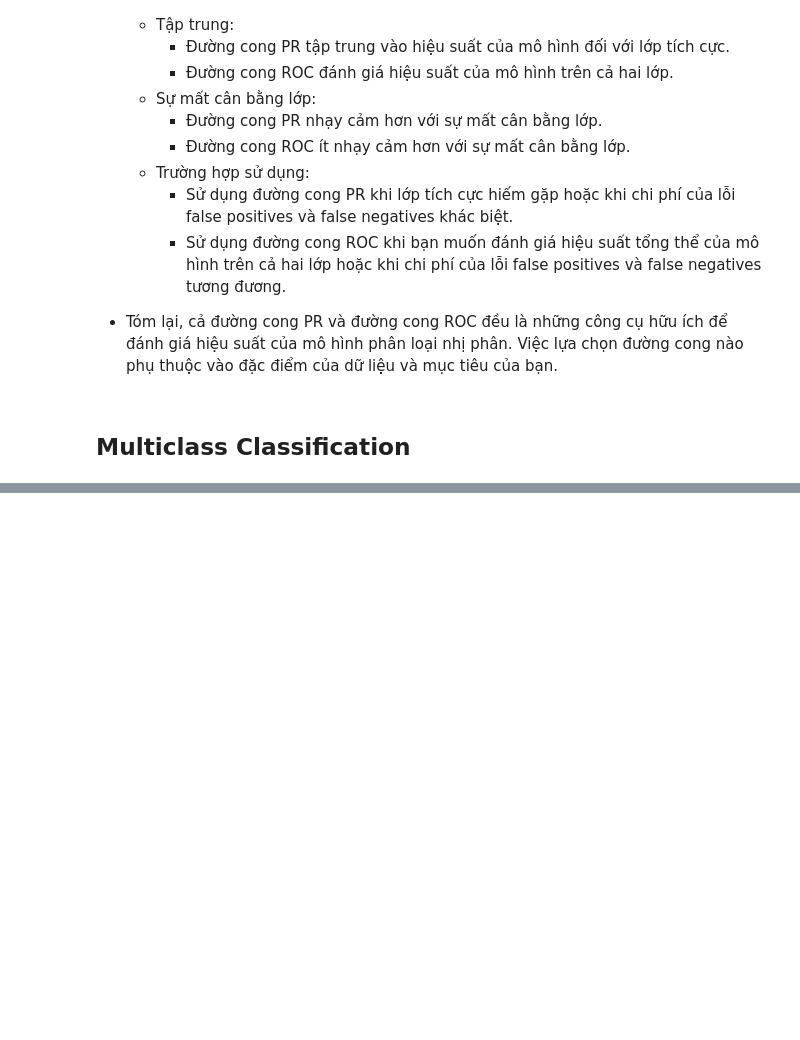
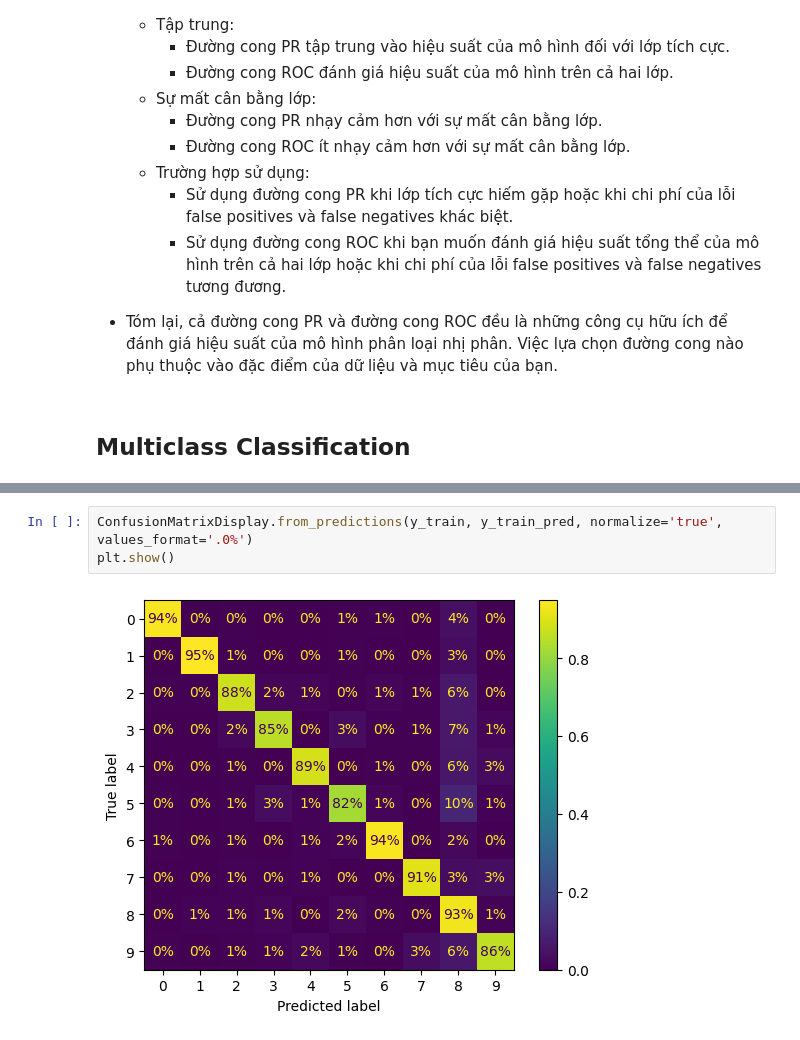
Before and after one commit to ye-wen-zi/py-machine-learning, a Jupyter notebook: classification.ipynb, the cells around one changed output, grey strips where cells are left out. Drawn from its saved outputs; the diff is of its cells as text; blank space fills up the shorter version.

```diff
--- a/classification.ipynb
+++ b/classification.ipynb
@@ -374,0 +456,5 @@ precision_score(y_train_5, y_train_pred_forest), recall_score(y_train_5, y_train
+# %%
+ConfusionMatrixDisplay.from_predictions(y_train, y_train_pred, normalize='true', values_format='.0%')
+plt.show()
+# %% [output]
+[figure, added]
```
Also changed, not shown: parts of 33 cells of this notebook.
